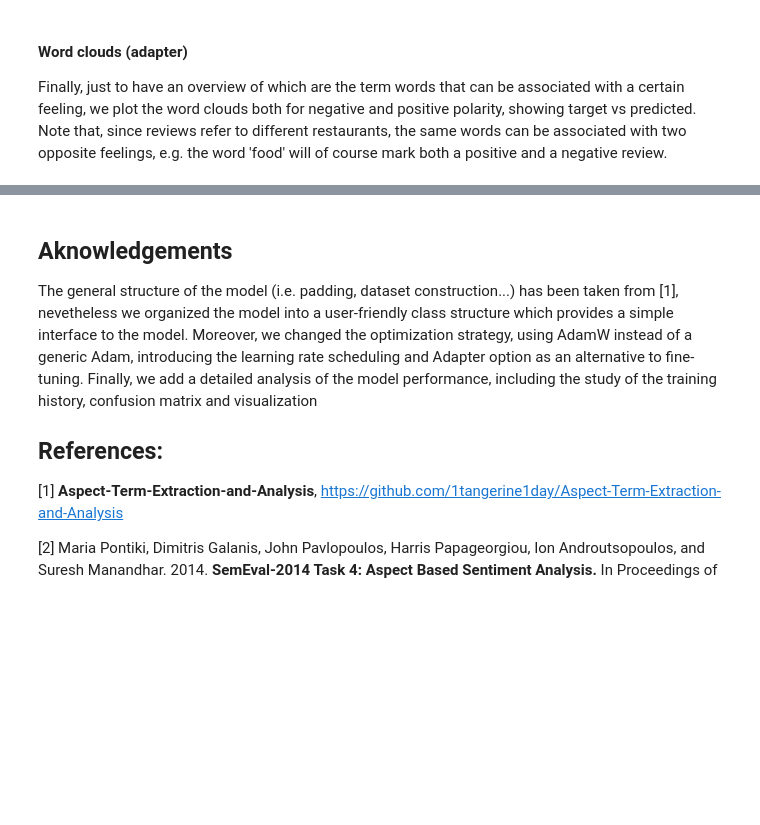
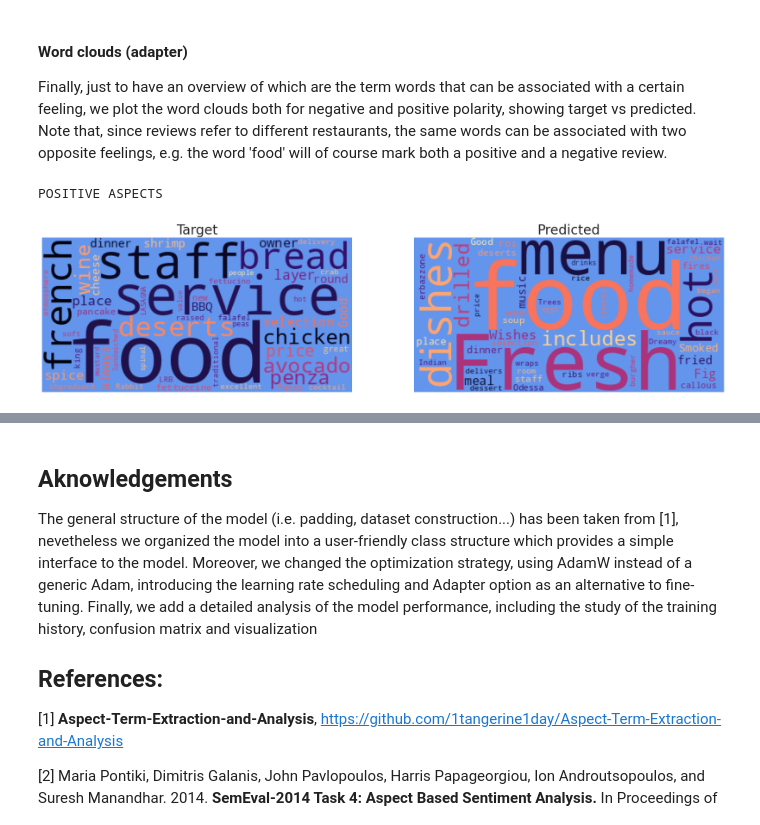
Before and after one commit to JackyLiuAI/BERT-ABSA, a Jupyter notebook: src/main.ipynb, the cells around one changed output, grey strips where cells are left out. Cells and saved outputs as stored; diff of their text form; code cells hidden in the pictures; blank space fills up the shorter version.

```diff
--- a/src/main.ipynb
+++ b/src/main.ipynb
@@ -546,34 +752,37 @@ print (predict_sentiment("the chicken tastes like plastic, even tough they make
 Finally, just to have an overview of which are the term words that can be associated with a certain feeling, we plot the word clouds both for negative and positive polarity, showing target vs predicted.
 Note that, since reviews refer to different restaurants, the same words can be associated with two opposite feelings, e.g. the word 'food' will of course mark both a positive and a negative review.
 # %%
-df_pred = pd.read_csv('model_ABSA_adapter/results/test_pred_lr1e-05_epochs5_batch8.csv')
+df_pred = pd.read_csv(f'../weights/model_ABSA_adapter/results/test_pred_lr{lr}_epochs{epochs}_batch{batch}.csv')
 
 def tokens_polarity (tokens, polarity_data):
 
     #string to list
     tokens = [t.strip('][').split(', ') for t in tokens]
     polarity_data = [p.strip('][').split(', ') for p in polarity_data]
     polarity_data = [[int(i) if i != 'None' else None for i in p] for p in polarity_data]
     positive = []
     negative = []
     neutral = []
     for p in polarity_data: #each p is a list
         for pp in p:
             t = tokens[polarity_data.index(p)][p.index(pp)][1:-1]
             if pp is not None:
                 if pp == 1:
                     positive.append(t)
                 elif pp == -1:
                     negative.append(t)
                 elif pp == 0:
                     neutral.append(t)
     return positive, negative, neutral
 
 pred_pos, pred_neg, pred_neut = tokens_polarity(df_pred['Tokens'].values, df_pred['Predicted'].values)
 gold_pos, gold_neg, gold_neut = tokens_polarity(df_pred['Tokens'].values, df_pred['Actual'].values)
 
 print ('POSITIVE ASPECTS')
 target_predicted_wordcloud(' '.join(gold_pos), ' '.join(pred_pos), "results_ABSA/adapter_positive_wordcloud.pdf")
+# %% [output]
+POSITIVE ASPECTS
+[figure, added]
 # %%
 print ('NEGATIVE ASPECTS')
 target_predicted_wordcloud(' '.join(gold_neg), ' '.join(pred_neg), "results_ABSA/adapter_negative_wordcloud.pdf")
```
Also changed, not shown: parts of 16 cells of this notebook, 57 other files.
